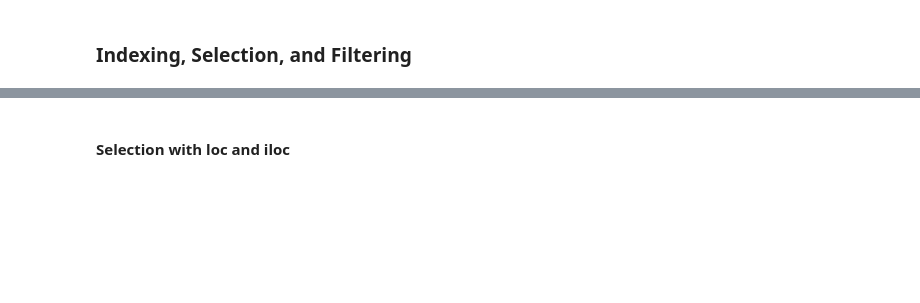
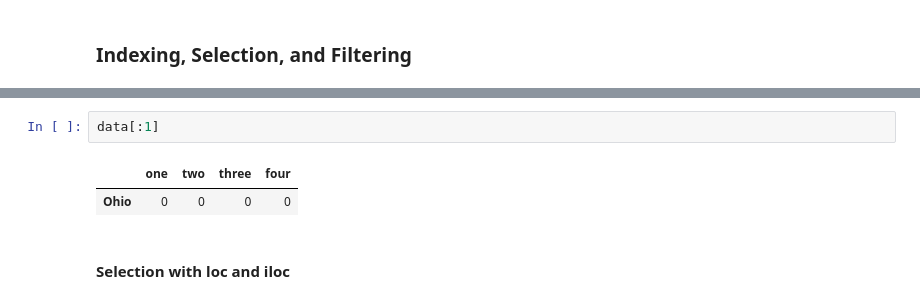
Before and after one commit to huanghaicheng1024/-Python-for-Data-Analysis-learning-notes, a Jupyter notebook: pydata-book-2nd-edition/ch05.ipynb, the cells around one changed output, grey strips where cells are left out. Saved outputs shown, nothing was run; the diff lists cells and outputs as text; blank space fills up the shorter version.

```diff
--- a/pydata-book-2nd-edition/ch05.ipynb
+++ b/pydata-book-2nd-edition/ch05.ipynb
@@ -493,2 +692,7 @@ data
+# %%
+data[:1]
+# %% [output]
+|  | one | two | three | four |
+| Ohio | 0 | 0 | 0 | 0 |
 # %% [markdown]
 #### Selection with loc and iloc
```
Also changed, not shown: parts of 86 cells of this notebook, 1 other file.
